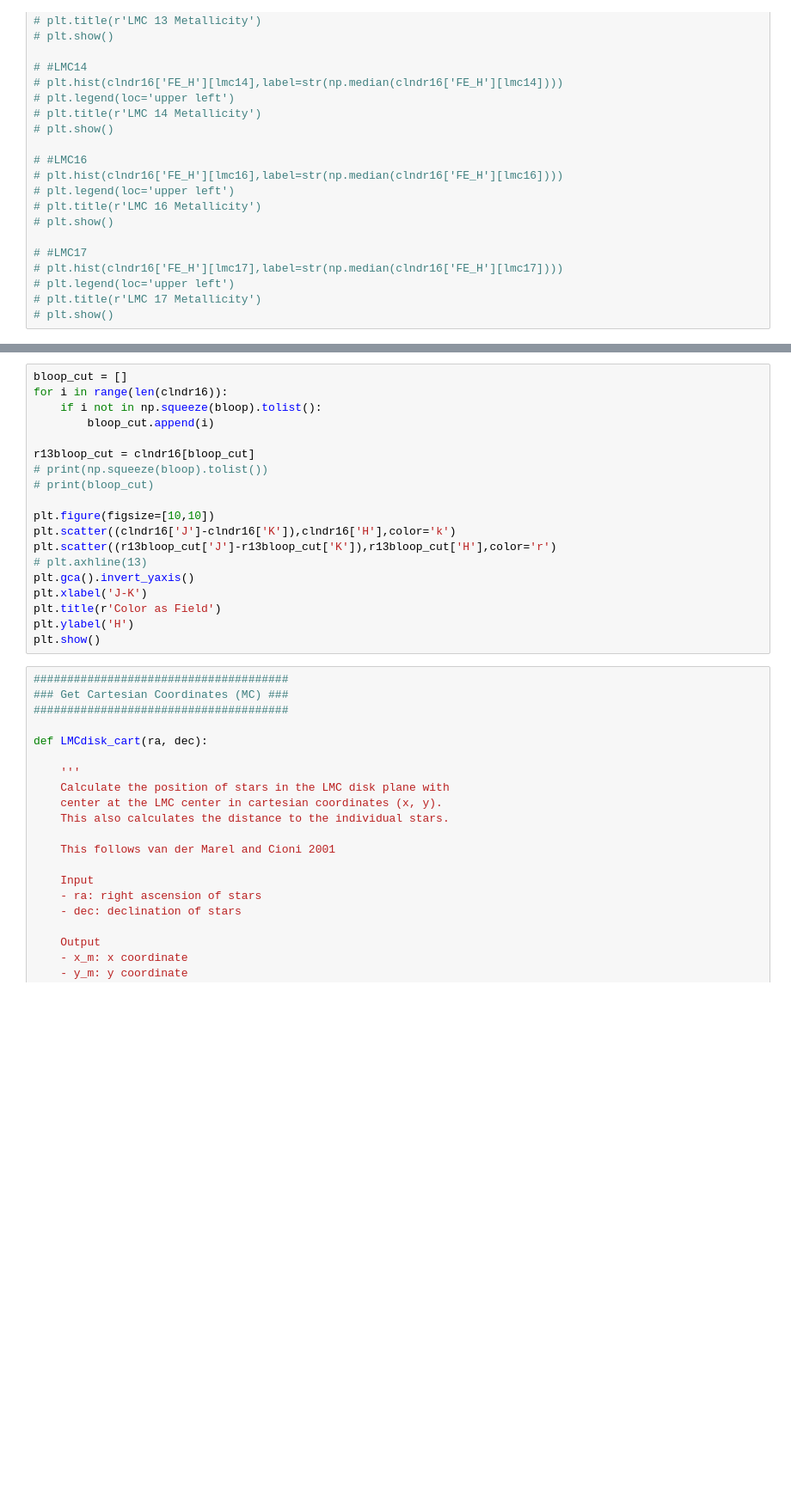
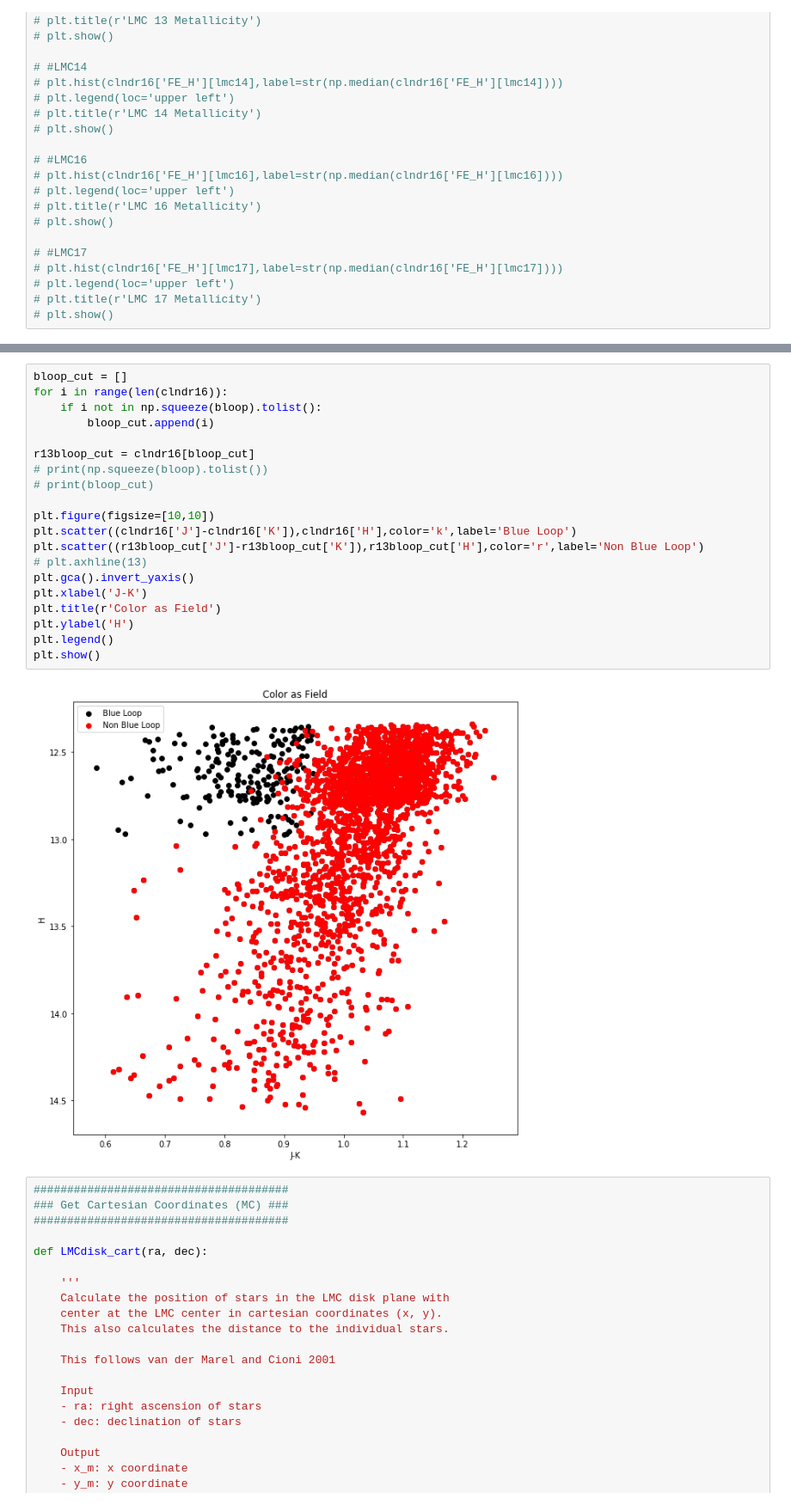
Before and after one commit to JoshuaPovick/depLMC_Structure, a Jupyter notebook: LMC_Structure.ipynb, the cells around one changed output, grey strips where cells are left out. Shown: that part at 86% size. Drawn from its saved outputs; the diff is of its cells as text; blank space fills up the shorter version.

```diff
--- a/LMC_Structure.ipynb
+++ b/LMC_Structure.ipynb
@@ -1012,22 +1078,25 @@ plt.show()
 # %%
 bloop_cut = []
 for i in range(len(clndr16)):
     if i not in np.squeeze(bloop).tolist():
         bloop_cut.append(i)
 
 r13bloop_cut = clndr16[bloop_cut]
 # print(np.squeeze(bloop).tolist())
 # print(bloop_cut)
 
 plt.figure(figsize=[10,10])
-plt.scatter((clndr16['J']-clndr16['K']),clndr16['H'],color='k')
-plt.scatter((r13bloop_cut['J']-r13bloop_cut['K']),r13bloop_cut['H'],color='r')
+plt.scatter((clndr16['J']-clndr16['K']),clndr16['H'],color='k',label='Blue Loop')
+plt.scatter((r13bloop_cut['J']-r13bloop_cut['K']),r13bloop_cut['H'],color='r',label='Non Blue Loop')
 # plt.axhline(13)
 plt.gca().invert_yaxis()
 plt.xlabel('J-K')
 plt.title(r'Color as Field')
 plt.ylabel('H')
+plt.legend()
 plt.show()
+# %% [output]
+[figure, added]
 # %%
 ######################################
 ### Get Cartesian Coordinates (MC) ###
```
Also changed, not shown: parts of 32 cells of this notebook, 1 other file.
